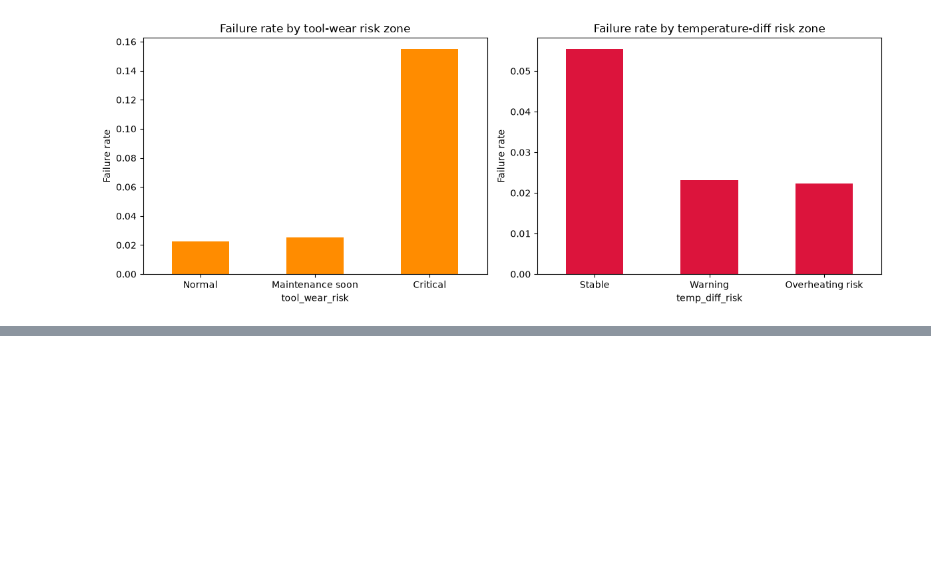
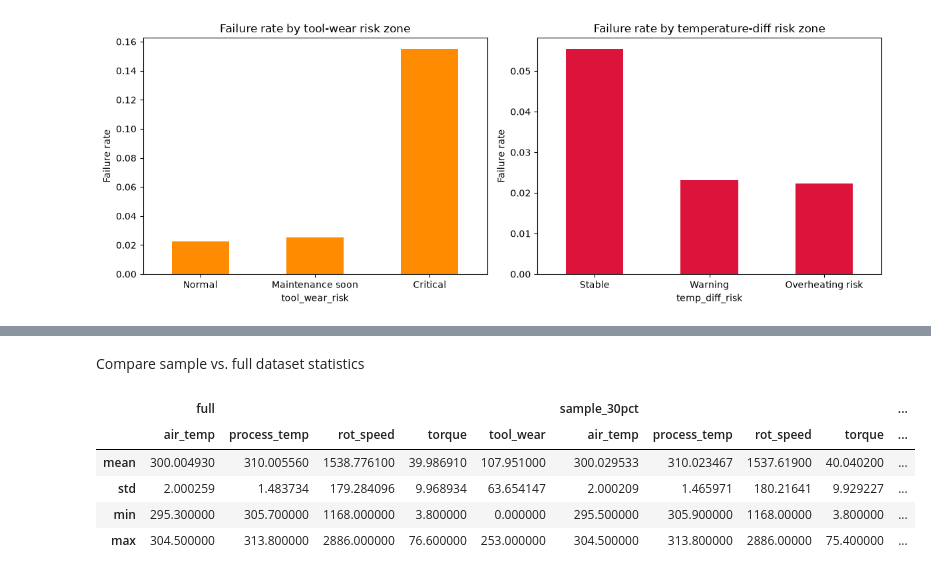
Before and after one commit to JohannFloydmann/MachineLearning, a Jupyter notebook: practise2/practise2.ipynb, the cells around one changed output, grey strips where cells are left out. Cells and saved outputs as stored; diff of their text form; code cells hidden in the pictures; blank space fills up the shorter version.

```diff
--- a/practise2/practise2.ipynb
+++ b/practise2/practise2.ipynb
@@ -331,0 +401,18 @@ plt.show()
+# %% [markdown]
+Compare sample vs. full dataset statistics
+# %%
+compare_stats = pd.concat(
+    {
+        'full': df[numeric_cols].describe().loc[['mean', 'std', 'min', 'max']],
+        'sample_30pct': sample_df[numeric_cols].describe().loc[['mean', 'std', 'min', 'max']],
+    },
+    axis=1
+)
+compare_stats
+# %% [output]
+|  | full |  |  |  |  | sample_30pct |  |  |  | ... |
+|  | air_temp | process_temp | rot_speed | torque | tool_wear | air_temp | process_temp | rot_speed | torque | ... |
+| mean | 300.004930 | 310.005560 | 1538.776100 | 39.986910 | 107.951000 | 300.029533 | 310.023467 | 1537.61900 | 40.040200 | ... |
+| std | 2.000259 | 1.483734 | 179.284096 | 9.968934 | 63.654147 | 2.000209 | 1.465971 | 180.21641 | 9.929227 | ... |
+| min | 295.300000 | 305.700000 | 1168.000000 | 3.800000 | 0.000000 | 295.500000 | 305.900000 | 1168.00000 | 3.800000 | ... |
+| max | 304.500000 | 313.800000 | 2886.000000 | 76.600000 | 253.000000 | 304.500000 | 313.800000 | 2886.00000 | 75.400000 | ... |
```
Also changed, not shown: parts of 14 cells of this notebook.
